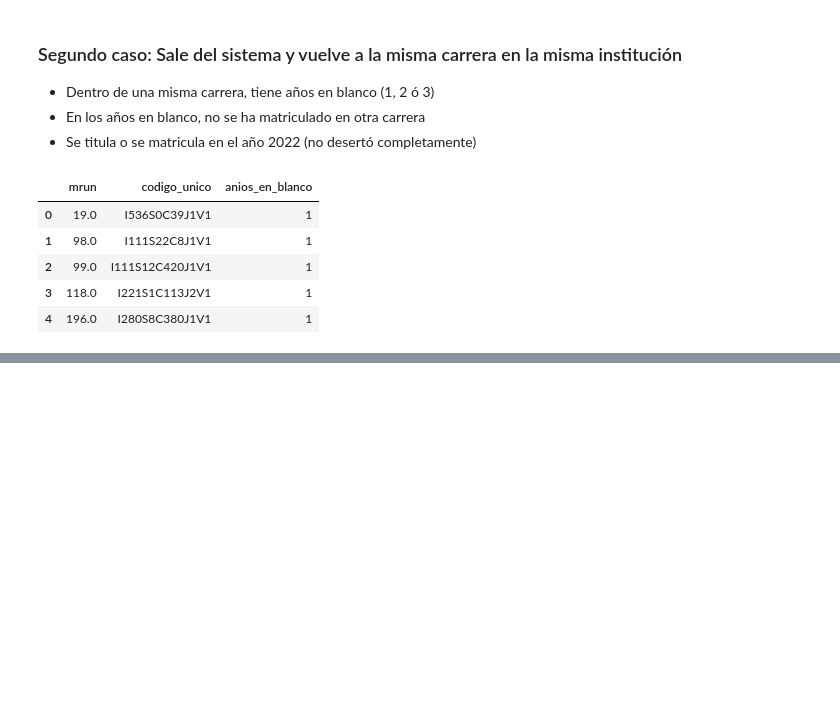
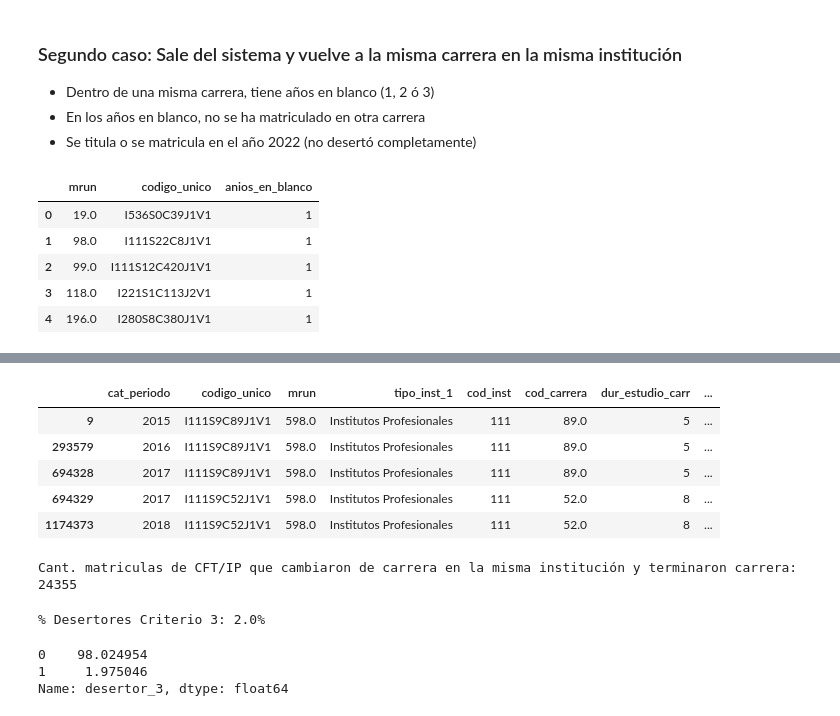
Before and after one commit to GianniCatBug/MDS7201-mineduc-desercion, a Jupyter notebook: notebooks/2-exploracion-desercion.ipynb, the cells around one changed output, grey strips where cells are left out. Drawn from its saved outputs; the diff is of its cells as text; code cells hidden in the pictures; blank space fills up the shorter version.

```diff
--- a/notebooks/2-exploracion-desercion.ipynb
+++ b/notebooks/2-exploracion-desercion.ipynb
@@ -300,9 +302,9 @@ tiene_anios_en_blanco_sin_otra_carrera.head()
 # %%
-ruts_desertores_2_1 = tiene_anios_en_blanco_sin_otra_carrera[tiene_anios_en_blanco_sin_otra_carrera["max_dif_anios"] == 2][["mrun", "codigo_unico"]].drop_duplicates()
-ruts_desertores_2_2 = tiene_anios_en_blanco_sin_otra_carrera[tiene_anios_en_blanco_sin_otra_carrera["max_dif_anios"] == 3][["mrun", "codigo_unico"]].drop_duplicates()
-ruts_desertores_2_3 = tiene_anios_en_blanco_sin_otra_carrera[tiene_anios_en_blanco_sin_otra_carrera["max_dif_anios"] == 4][["mrun", "codigo_unico"]].drop_duplicates()
+ruts_desertores_2_1 = tiene_anios_en_blanco_sin_otra_carrera[tiene_anios_en_blanco_sin_otra_carrera["max_dif_anios"] == 2][["mrun", "codigo_unico"]].drop_duplicates()["mrun"].unique()
+ruts_desertores_2_2 = tiene_anios_en_blanco_sin_otra_carrera[tiene_anios_en_blanco_sin_otra_carrera["max_dif_anios"] == 3][["mrun", "codigo_unico"]].drop_duplicates()["mrun"].unique()
+ruts_desertores_2_3 = tiene_anios_en_blanco_sin_otra_carrera[tiene_anios_en_blanco_sin_otra_carrera["max_dif_anios"] == 4][["mrun", "codigo_unico"]].drop_duplicates()["mrun"].unique()
 
-print(f"Cant. matriculas de CFT/IP que congelaron 1 año: ", ruts_desertores_2_1.shape[0])
-print(f"Cant. matriculas de CFT/IP que congelaron 2 años: ", ruts_desertores_2_2.shape[0])
-print(f"Cant. matriculas de CFT/IP que congelaron 3 años: ", ruts_desertores_2_3.shape[0])
+print(f"Cant. matriculas de CFT/IP que congelaron 1 año y terminaron carrera: ", ruts_desertores_2_1.shape[0])
+print(f"Cant. matriculas de CFT/IP que congelaron 2 años y terminaron carrera: ", ruts_desertores_2_2.shape[0])
+print(f"Cant. matriculas de CFT/IP que congelaron 3 años y terminaron carrera: ", ruts_desertores_2_3.shape[0])
 # %% [output]
@@ -319,0 +322,3 @@ print(f"% Desertores Criterio 2.2: {np.round(ruts_desertores_2_3.shape[0] / ruts
+# %%
+matriculados["desertor_2_1"] = np.where(matriculados["mrun"].isin(ruts_desertores_2_1), 1, 0)
+matriculados[["mrun", "desertor_2_1"]].drop_duplicates()["desertor_2_1"].value_counts("%") * 100
@@ -319,0 +329,3 @@ print(f"% Desertores Criterio 2.2: {np.round(ruts_desertores_2_3.shape[0] / ruts
+# %%
+matriculados["desertor_2_2"] = np.where(matriculados["mrun"].isin(ruts_desertores_2_2), 1, 0)
+matriculados[["mrun", "desertor_2_2"]].drop_duplicates()["desertor_2_2"].value_counts("%") * 100
@@ -319,0 +336,3 @@ print(f"% Desertores Criterio 2.2: {np.round(ruts_desertores_2_3.shape[0] / ruts
+# %%
+matriculados["desertor_2_3"] = np.where(matriculados["mrun"].isin(ruts_desertores_2_3), 1, 0)
+matriculados[["mrun", "desertor_2_3"]].drop_duplicates()["desertor_2_3"].value_counts("%") * 100
@@ -336,0 +387,26 @@ matriculados[
+# %%
+matriculados[matriculados["mrun"]==598]
+# %% [output]
+|  | cat_periodo | codigo_unico | mrun | tipo_inst_1 | cod_inst | cod_carrera | dur_estudio_carr | ... |
+| 9 | 2015 | I111S9C89J1V1 | 598.0 | Institutos Profesionales | 111 | 89.0 | 5 | ... |
+| 293579 | 2016 | I111S9C89J1V1 | 598.0 | Institutos Profesionales | 111 | 89.0 | 5 | ... |
+| 694328 | 2017 | I111S9C89J1V1 | 598.0 | Institutos Profesionales | 111 | 89.0 | 5 | ... |
+| 694329 | 2017 | I111S9C52J1V1 | 598.0 | Institutos Profesionales | 111 | 52.0 | 8 | ... |
+| 1174373 | 2018 | I111S9C52J1V1 | 598.0 | Institutos Profesionales | 111 | 52.0 | 8 | ... |
+# %%
+ruts_desertores_3 = cambia_carr_misma_inst_sin_congelar[["mrun", "codigo_unico"]].drop_duplicates()["mrun"].unique()
+
+print(f"Cant. matriculas de CFT/IP que cambiaron de carrera en la misma institución y terminaron carrera: ", ruts_desertores_3.shape[0])
+# %% [output]
+Cant. matriculas de CFT/IP que cambiaron de carrera en la misma institución y terminaron carrera:  24355
+# %%
+print(f"% Desertores Criterio 3: {np.round(ruts_desertores_3.shape[0] / ruts_matriculados_cft_ip.shape[0] * 100, 1)}%")
+# %% [output]
+% Desertores Criterio 3: 2.0%
+# %%
+matriculados["desertor_3"] = np.where(matriculados["mrun"].isin(ruts_desertores_3), 1, 0)
+matriculados[["mrun", "desertor_3"]].drop_duplicates()["desertor_3"].value_counts("%") * 100
+# %% [output]
+0    98.024954
+1     1.975046
+Name: desertor_3, dtype: float64
```
Also changed, not shown: parts of 50 cells of this notebook.
